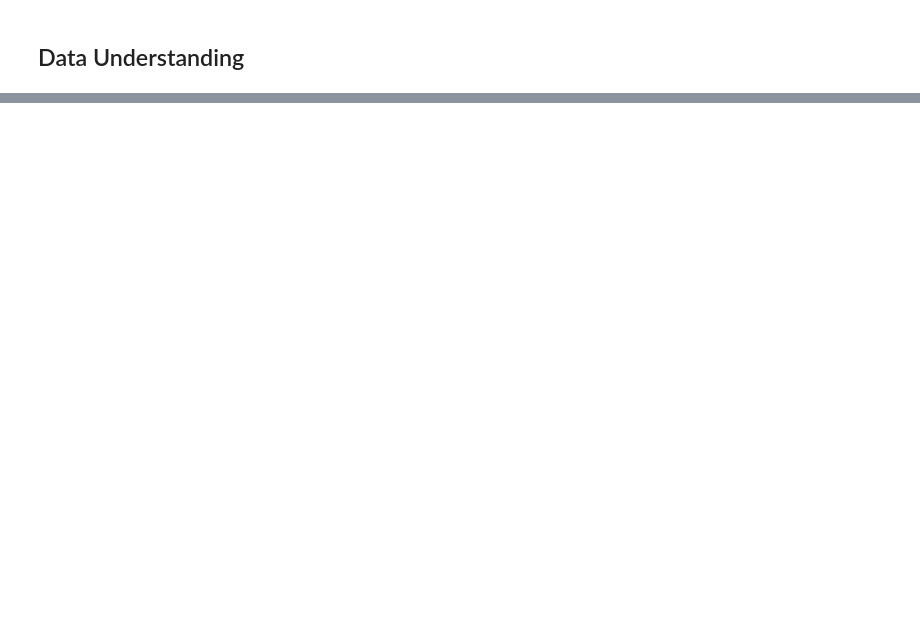
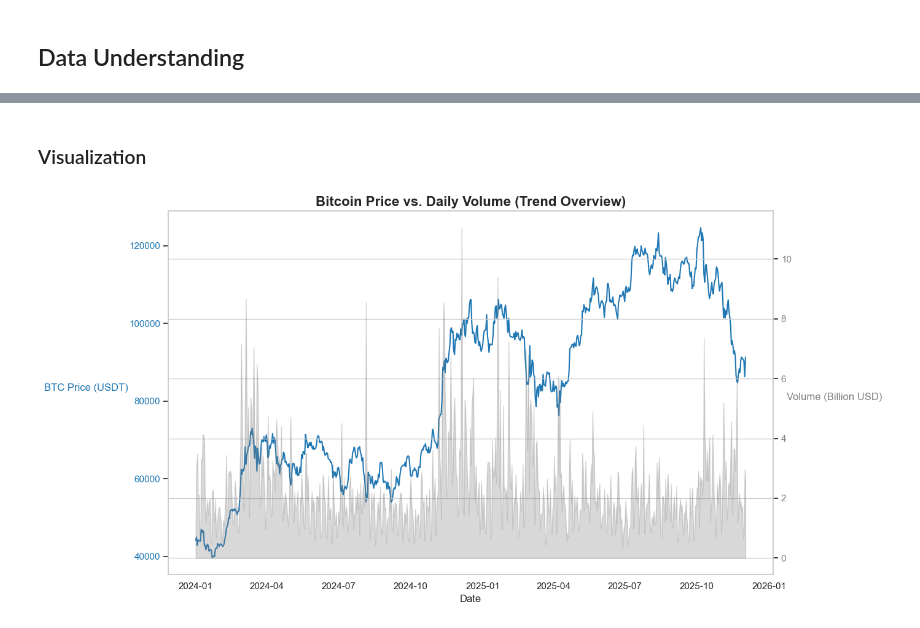
Before and after one commit to Bui-Minh-Quan/Data-Mining-Project, a Jupyter notebook: Notebooks/numerical_data_mining.ipynb, the cells around one changed output, grey strips where cells are left out. Saved outputs shown, nothing was run; the diff lists cells and outputs as text; code cells hidden in the pictures; blank space fills up the shorter version.

Commit message:
- Crawled Bitcoin Historical Data by minute - Do basic data understanding - Featured Engineering for Analysis

```diff
--- a/Notebooks/numerical_data_mining.ipynb
+++ b/Notebooks/numerical_data_mining.ipynb
@@ -296,0 +220,50 @@ plt.show()
+# %% [markdown]
+### Visualization
+# %%
+import matplotlib.pyplot as plt
+import seaborn as sns
+import numpy as np
+import pandas as pd
+
+# Set a professional style
+sns.set_theme(style="whitegrid")
+plt.rcParams['figure.figsize'] = (14, 6)
+plt.rcParams['font.size'] = 12
+
+# Ensure index is datetime
+if not isinstance(df.index, pd.DatetimeIndex):
+    df['open_time'] = pd.to_datetime(df['open_time'])
+    df.set_index('open_time', inplace=True)
+# %%
+# Resample to Daily average for a clean trend line
+df_daily = df.resample('D').agg({
+    'close': 'last',
+    'volume_usd': 'sum'
+})
+
+# change volume to billions for better readability
+df_daily['volume_usd'] = df_daily['volume_usd'] / 1_000_000_000  # in billions
+
+fig, ax1 = plt.subplots(figsize=(14, 7))
+
+# Plot Price on Left Y-axis
+color = 'tab:blue'
+ax1.set_xlabel('Date')
+ax1.set_ylabel('BTC Price (USDT)', color=color, rotation=0, labelpad=50)
+ax1.plot(df_daily.index, df_daily['close'], color=color, linewidth=1.5, label='Price')
+ax1.tick_params(axis='y', labelcolor=color)
+ax1.grid(False) # Turn off grid for price to keep it clean
+
+# Create a second Y-axis for Volume
+ax2 = ax1.twinx()
+color = 'tab:gray'
+ax2.set_ylabel('Volume (Billion USD)', color=color, rotation=0, labelpad=50)
+ax2.fill_between(df_daily.index, df_daily['volume_usd'], color=color, alpha=0.3, label='Volume')
+ax2.tick_params(axis='y', labelcolor=color)
+
+# Title and Layout
+plt.title('Bitcoin Price vs. Daily Volume (Trend Overview)', fontsize=16, weight='bold')
+fig.tight_layout()
+plt.show()
+# %% [output]
+[figure, added]
```
Also changed, not shown: parts of 26 cells of this notebook.
